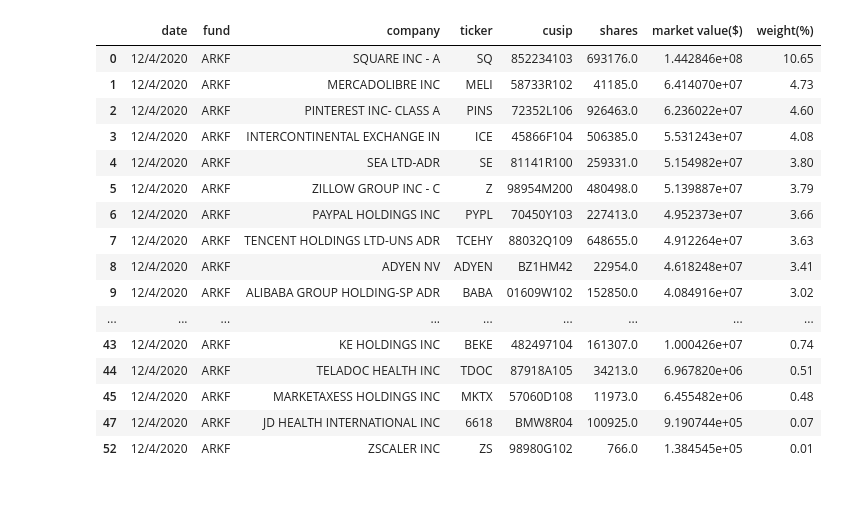
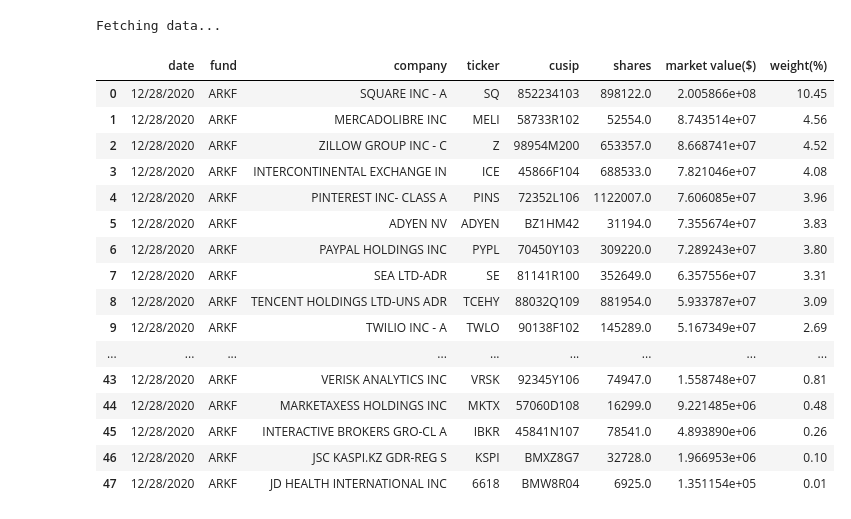
Before and after one commit to ochsec/arktracker, a Jupyter notebook: notebooks/ARKF.ipynb, the cells around one changed output. Saved outputs shown, nothing was run; the diff lists cells and outputs as text; code cells hidden in the pictures.

```diff
--- a/notebooks/ARKF.ipynb
+++ b/notebooks/ARKF.ipynb
@@ -1,28 +0,0 @@
-# %%
-import pandas as pd
-import requests
-import io
-
-url = "https://ark-funds.com/wp-content/fundsiteliterature/csv/ARK_FINTECH_INNOVATION_ETF_ARKF_HOLDINGS.csv"
-r = requests.get(url)
-data = r.content.decode('utf8')
-df = pd.read_csv(io.StringIO(data))
-df.dropna(how='any')
-# %% [output]
-|  | date | fund | company | ticker | cusip | shares | market value($) | weight(%) |
-| 0 | 12/4/2020 | ARKF | SQUARE INC - A | SQ | 852234103 | 693176.0 | 1.442846e+08 | 10.65 |
-| 1 | 12/4/2020 | ARKF | MERCADOLIBRE INC | MELI | 58733R102 | 41185.0 | 6.414070e+07 | 4.73 |
-| 2 | 12/4/2020 | ARKF | PINTEREST INC- CLASS A | PINS | 72352L106 | 926463.0 | 6.236022e+07 | 4.60 |
-| 3 | 12/4/2020 | ARKF | INTERCONTINENTAL EXCHANGE IN | ICE | 45866F104 | 506385.0 | 5.531243e+07 | 4.08 |
-| 4 | 12/4/2020 | ARKF | SEA LTD-ADR | SE | 81141R100 | 259331.0 | 5.154982e+07 | 3.80 |
-| 5 | 12/4/2020 | ARKF | ZILLOW GROUP INC - C | Z | 98954M200 | 480498.0 | 5.139887e+07 | 3.79 |
-| 6 | 12/4/2020 | ARKF | PAYPAL HOLDINGS INC | PYPL | 70450Y103 | 227413.0 | 4.952373e+07 | 3.66 |
-| 7 | 12/4/2020 | ARKF | TENCENT HOLDINGS LTD-UNS ADR | TCEHY | 88032Q109 | 648655.0 | 4.912264e+07 | 3.63 |
-| 8 | 12/4/2020 | ARKF | ADYEN NV | ADYEN | BZ1HM42 | 22954.0 | 4.618248e+07 | 3.41 |
-| 9 | 12/4/2020 | ARKF | ALIBABA GROUP HOLDING-SP ADR | BABA | 01609W102 | 152850.0 | 4.084916e+07 | 3.02 |
-| ... | ... | ... | ... | ... | ... | ... | ... | ... |
-| 43 | 12/4/2020 | ARKF | KE HOLDINGS INC | BEKE | 482497104 | 161307.0 | 1.000426e+07 | 0.74 |
-| 44 | 12/4/2020 | ARKF | TELADOC HEALTH INC | TDOC | 87918A105 | 34213.0 | 6.967820e+06 | 0.51 |
-| 45 | 12/4/2020 | ARKF | MARKETAXESS HOLDINGS INC | MKTX | 57060D108 | 11973.0 | 6.455482e+06 | 0.48 |
-| 47 | 12/4/2020 | ARKF | JD HEALTH INTERNATIONAL INC | 6618 | BMW8R04 | 100925.0 | 9.190744e+05 | 0.07 |
-| 52 | 12/4/2020 | ARKF | ZSCALER INC | ZS | 98980G102 | 766.0 | 1.384545e+05 | 0.01 |
@@ -28,0 +8,24 @@ df.dropna(how='any')
+# %%
+arkk = funds["ARKF"]
+url = arkk['csv_url']
+df1 = fetch_current_holdings(url)
+df1
+# %% [output]
+Fetching data...
+|  | date | fund | company | ticker | cusip | shares | market value($) | weight(%) |
+| 0 | 12/28/2020 | ARKF | SQUARE INC - A | SQ | 852234103 | 898122.0 | 2.005866e+08 | 10.45 |
+| 1 | 12/28/2020 | ARKF | MERCADOLIBRE INC | MELI | 58733R102 | 52554.0 | 8.743514e+07 | 4.56 |
+| 2 | 12/28/2020 | ARKF | ZILLOW GROUP INC - C | Z | 98954M200 | 653357.0 | 8.668741e+07 | 4.52 |
+| 3 | 12/28/2020 | ARKF | INTERCONTINENTAL EXCHANGE IN | ICE | 45866F104 | 688533.0 | 7.821046e+07 | 4.08 |
+| 4 | 12/28/2020 | ARKF | PINTEREST INC- CLASS A | PINS | 72352L106 | 1122007.0 | 7.606085e+07 | 3.96 |
+| 5 | 12/28/2020 | ARKF | ADYEN NV | ADYEN | BZ1HM42 | 31194.0 | 7.355674e+07 | 3.83 |
+| 6 | 12/28/2020 | ARKF | PAYPAL HOLDINGS INC | PYPL | 70450Y103 | 309220.0 | 7.289243e+07 | 3.80 |
+| 7 | 12/28/2020 | ARKF | SEA LTD-ADR | SE | 81141R100 | 352649.0 | 6.357556e+07 | 3.31 |
+| 8 | 12/28/2020 | ARKF | TENCENT HOLDINGS LTD-UNS ADR | TCEHY | 88032Q109 | 881954.0 | 5.933787e+07 | 3.09 |
+| 9 | 12/28/2020 | ARKF | TWILIO INC - A | TWLO | 90138F102 | 145289.0 | 5.167349e+07 | 2.69 |
+| ... | ... | ... | ... | ... | ... | ... | ... | ... |
+| 43 | 12/28/2020 | ARKF | VERISK ANALYTICS INC | VRSK | 92345Y106 | 74947.0 | 1.558748e+07 | 0.81 |
+| 44 | 12/28/2020 | ARKF | MARKETAXESS HOLDINGS INC | MKTX | 57060D108 | 16299.0 | 9.221485e+06 | 0.48 |
+| 45 | 12/28/2020 | ARKF | INTERACTIVE BROKERS GRO-CL A | IBKR | 45841N107 | 78541.0 | 4.893890e+06 | 0.26 |
+| 46 | 12/28/2020 | ARKF | JSC KASPI.KZ GDR-REG S | KSPI | BMXZ8G7 | 32728.0 | 1.966953e+06 | 0.10 |
+| 47 | 12/28/2020 | ARKF | JD HEALTH INTERNATIONAL INC | 6618 | BMW8R04 | 6925.0 | 1.351154e+05 | 0.01 |
```
Also changed, not shown: parts of 2 cells of this notebook, 26 other files.
